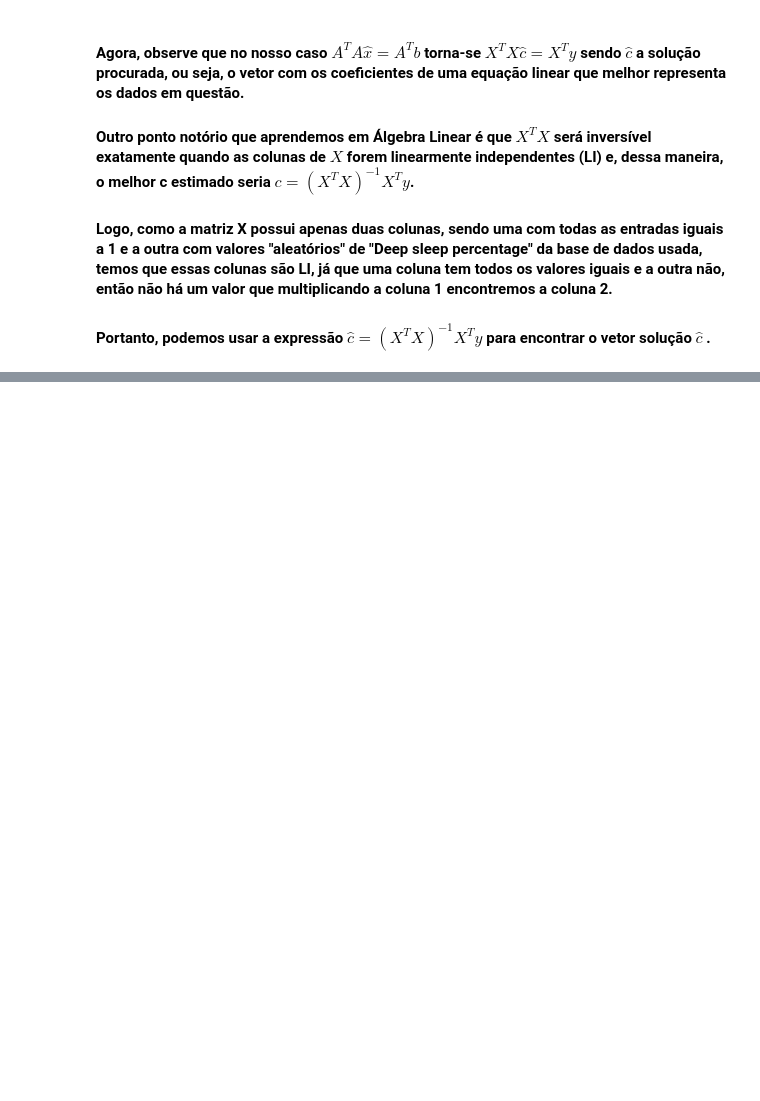
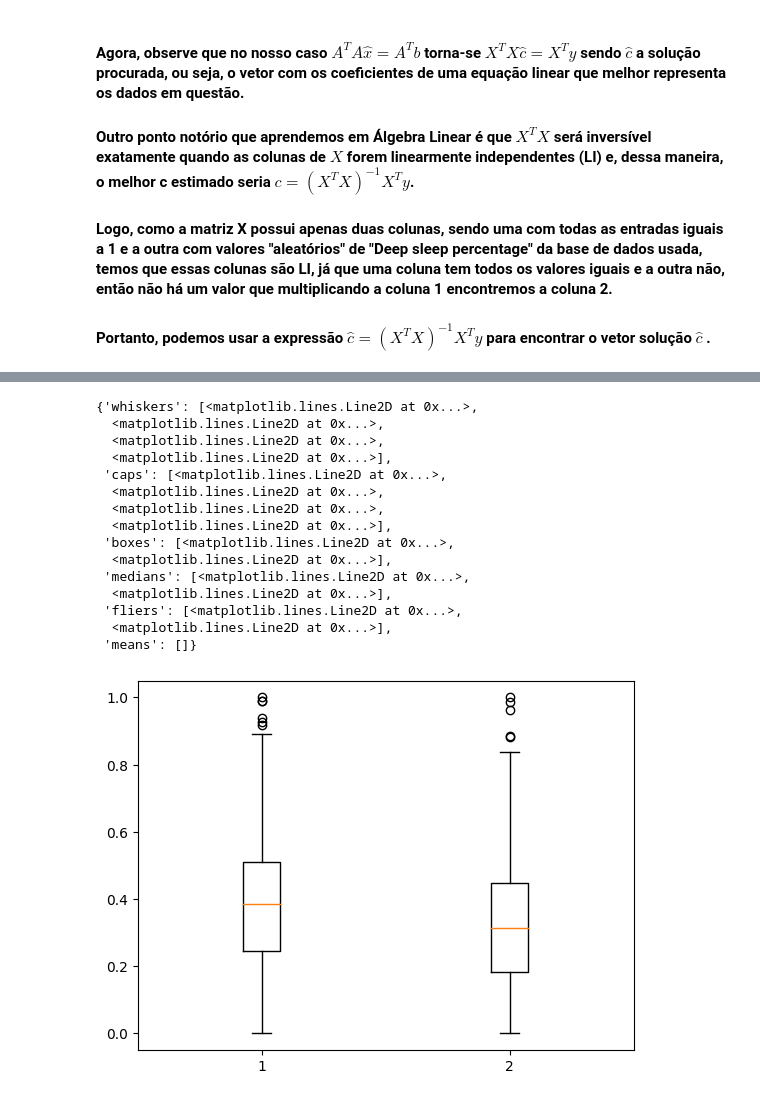
Before and after one commit to AnaJAPR/Aplicacao-de-Minimos-Quadrados, a Jupyter notebook: notebook_ana.ipynb, the cells around one changed output, grey strips where cells are left out. Drawn from its saved outputs; the diff is of its cells as text; code cells hidden in the pictures; blank space fills up the shorter version.

```diff
--- a/notebook_ana.ipynb
+++ b/notebook_ana.ipynb
@@ -130,0 +157,22 @@ plt.plot(x, l_coeff + a_coeff*x, color="red") # line representing linear regress
+# %%
+# code just to check the data's concentration at the beginning of the graph 1
+x1 = df["LightlyActiveMinutes"].values
+y1 = df["LightActiveDistance"].values
+plt.boxplot([x1,y1])
+# %% [output]
+{'whiskers': [<matplotlib.lines.Line2D at 0x...>,
+  <matplotlib.lines.Line2D at 0x...>,
+  <matplotlib.lines.Line2D at 0x...>,
+  <matplotlib.lines.Line2D at 0x...>],
+ 'caps': [<matplotlib.lines.Line2D at 0x...>,
+  <matplotlib.lines.Line2D at 0x...>,
+  <matplotlib.lines.Line2D at 0x...>,
+  <matplotlib.lines.Line2D at 0x...>],
+ 'boxes': [<matplotlib.lines.Line2D at 0x...>,
+  <matplotlib.lines.Line2D at 0x...>],
+ 'medians': [<matplotlib.lines.Line2D at 0x...>,
+  <matplotlib.lines.Line2D at 0x...>],
+ 'fliers': [<matplotlib.lines.Line2D at 0x...>,
+  <matplotlib.lines.Line2D at 0x...>],
+ 'means': []}
+[figure, added]
```
Also changed, not shown: parts of 10 cells of this notebook.
